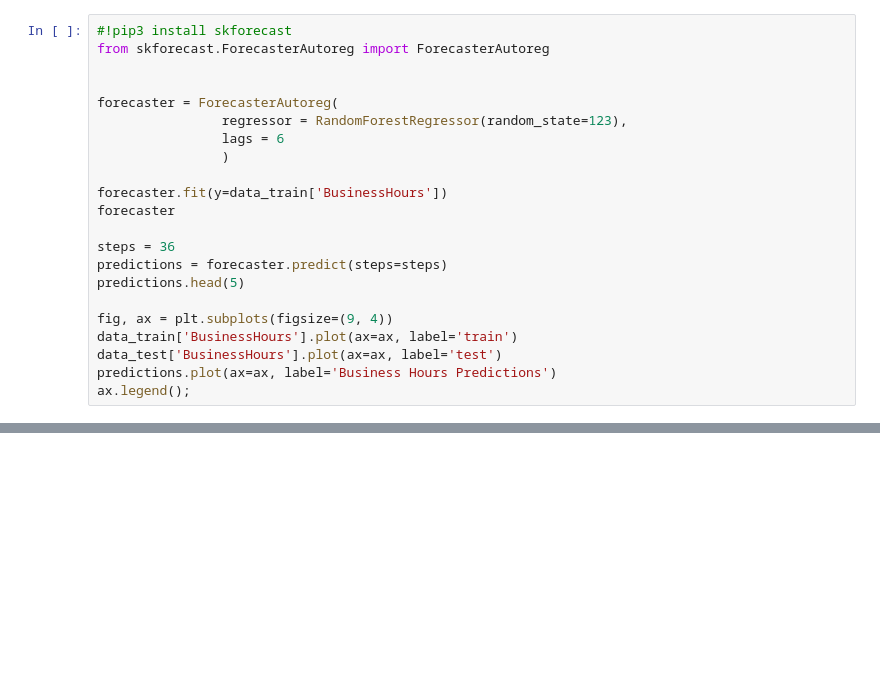
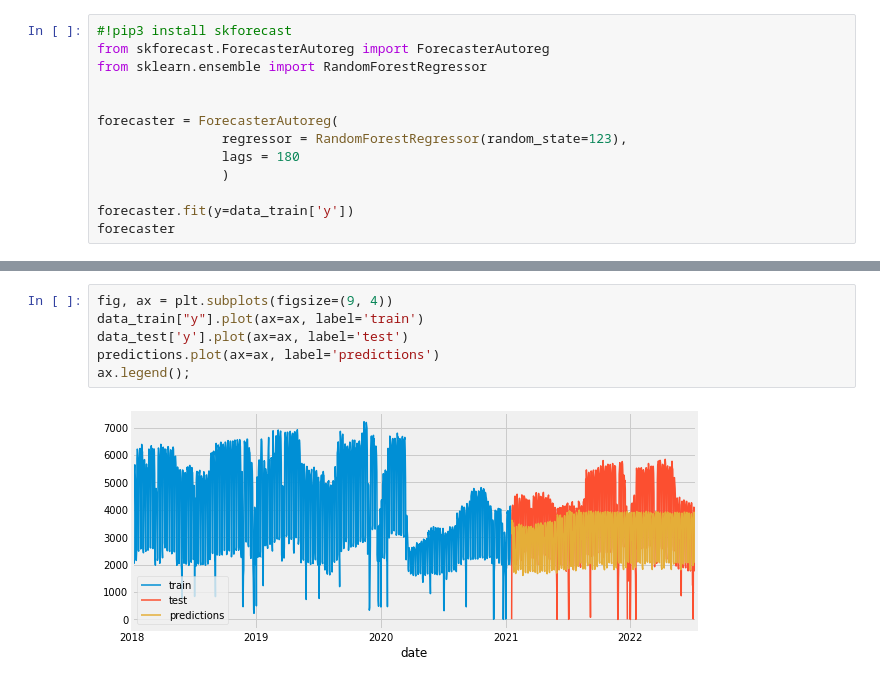
Before and after one commit to jacobbp25/Group5Project, a Jupyter notebook: Parking-TimeSeries.ipynb, the cells around one changed output, grey strips where cells are left out. Cells and saved outputs as stored; diff of their text form; blank space fills up the shorter version.

```diff
--- a/Parking-TimeSeries.ipynb
+++ b/Parking-TimeSeries.ipynb
@@ -114,23 +119,14 @@ Test dates  : 0 --- 35  (n=36)
 # %%
 #!pip3 install skforecast
 from skforecast.ForecasterAutoreg import ForecasterAutoreg
+from sklearn.ensemble import RandomForestRegressor
 
 
 forecaster = ForecasterAutoreg(
                 regressor = RandomForestRegressor(random_state=123),
-                lags = 6
+                lags = 180
                 )
 
-forecaster.fit(y=data_train['BusinessHours'])
+forecaster.fit(y=data_train['y'])
 forecaster
-
-steps = 36
-predictions = forecaster.predict(steps=steps)
-predictions.head(5)
-
-fig, ax = plt.subplots(figsize=(9, 4))
-data_train['BusinessHours'].plot(ax=ax, label='train')
-data_test['BusinessHours'].plot(ax=ax, label='test')
-predictions.plot(ax=ax, label='Business Hours Predictions')
-ax.legend();
 # %% [output]
@@ -154,0 +160,8 @@ ModuleNotFoundError: No module named 'skforecast'
+# %%
+fig, ax = plt.subplots(figsize=(9, 4))
+data_train["y"].plot(ax=ax, label='train')
+data_test['y'].plot(ax=ax, label='test')
+predictions.plot(ax=ax, label='predictions')
+ax.legend();
+# %% [output]
+[figure, added]
```
Also changed, not shown: parts of 8 cells of this notebook.
